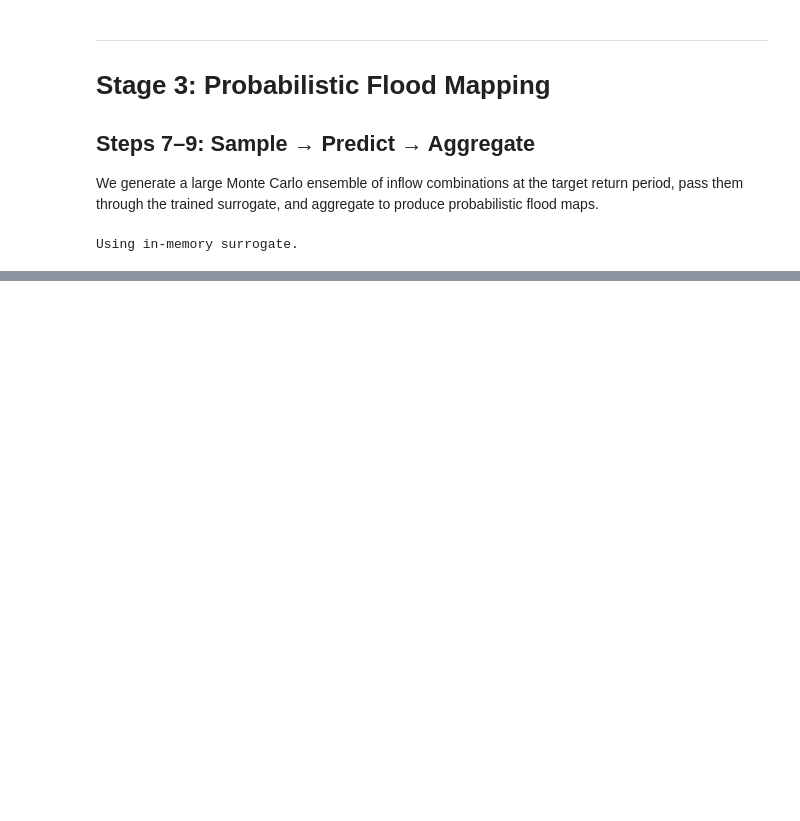
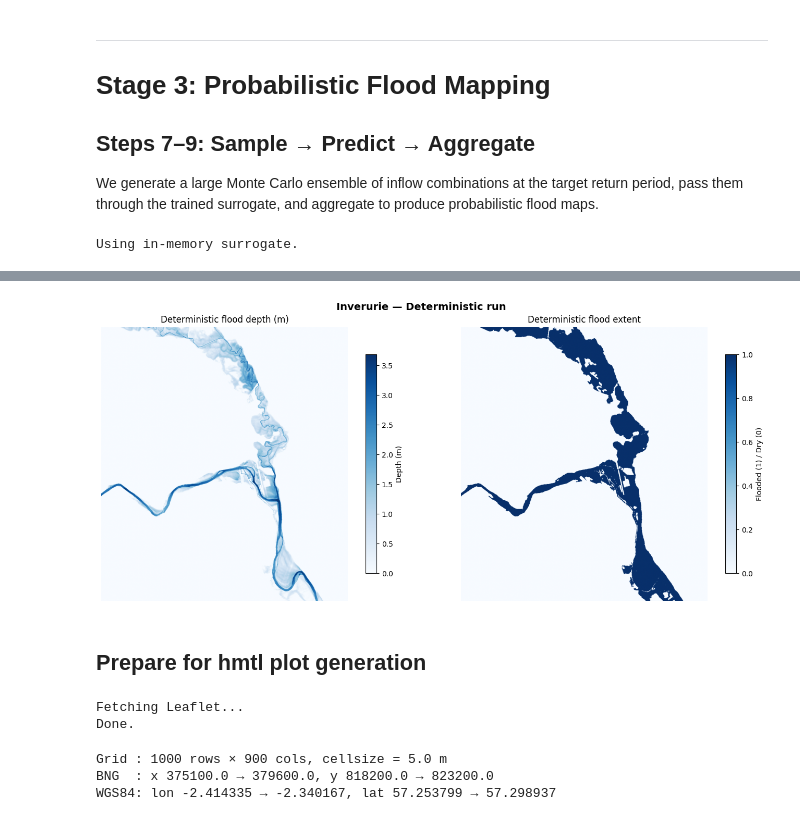
Before and after one commit to Nina3211/case_study_inverurie, a Jupyter notebook: Case_study_v2.ipynb, the cells around one changed output, grey strips where cells are left out. Saved outputs shown, nothing was run; the diff lists cells and outputs as text; code cells hidden in the pictures; blank space fills up the shorter version.

```diff
--- a/Case_study_v2.ipynb
+++ b/Case_study_v2.ipynb
@@ -1545,0 +1087,43 @@ print(f"\nDone — {method_name}, {n_valid} cases, {N_SAMPLES} samples/case.")
+# %%
+# =========================================
+# DETERMINISTIC MAP
+# =========================================
+det_path = "Z:/inverurie_data/max_maps_FMC/Invervurie_determin.max"
+det_map  = process_flood_file(det_path, nrows=NROWS, ncols=NCOLS)
+det_wet  = (det_map > 0).astype(np.float32)
+fig, axes = plt.subplots(1, 2, figsize=(14, 6))
+
+# Flood depth
+im0 = axes[0].imshow(det_map, cmap='Blues', origin='upper', vmin=0)
+axes[0].set_title('Deterministic flood depth (m)', fontsize=12)
+axes[0].axis('off')
+plt.colorbar(im0, ax=axes[0], shrink=0.8, label='Depth (m)')
+
+# Wet/dry extent
+im1 = axes[1].imshow(det_wet, cmap='Blues', origin='upper', vmin=0, vmax=1)
+axes[1].set_title('Deterministic flood extent', fontsize=12)
+axes[1].axis('off')
+plt.colorbar(im1, ax=axes[1], shrink=0.8, label='Flooded (1) / Dry (0)')
+
+fig.suptitle(f"{SITE_NAME} — Deterministic run", fontsize=14, fontweight='bold')
+plt.tight_layout()
+fig.savefig(os.path.join(FIGURES_DIR, "deterministic_flood_map.png"), dpi=150)
+plt.show()
+# %% [output]
+[figure, added]
+# %% [markdown]
+## Prepare for hmtl plot generation
+# %%
+import urllib.request
+
+def _fetch(url):
+    with urllib.request.urlopen(url) as r:
+        return r.read().decode('utf-8')
+
+print("Fetching Leaflet...")
+leaflet_css = _fetch('https://unpkg.com/leaflet@1.9.4/dist/leaflet.css')
+leaflet_js  = _fetch('https://unpkg.com/leaflet@1.9.4/dist/leaflet.js')
+print("Done.")
+# %% [output]
+Fetching Leaflet...
+Done.
@@ -1545,0 +1806,7 @@ print(f"\nDone — {method_name}, {n_valid} cases, {N_SAMPLES} samples/case.")
+# %%
+# get extent for map
+_, extent  = read_lisflood_max(det_path, crs_epsg=27700)
+# %% [output]
+Grid : 1000 rows × 900 cols, cellsize = 5.0 m
+BNG  : x 375100.0 → 379600.0, y 818200.0 → 823200.0
+WGS84: lon -2.414335 → -2.340167, lat 57.253799 → 57.298937
```
Also changed, not shown: parts of 19 cells of this notebook, 2 other files.
